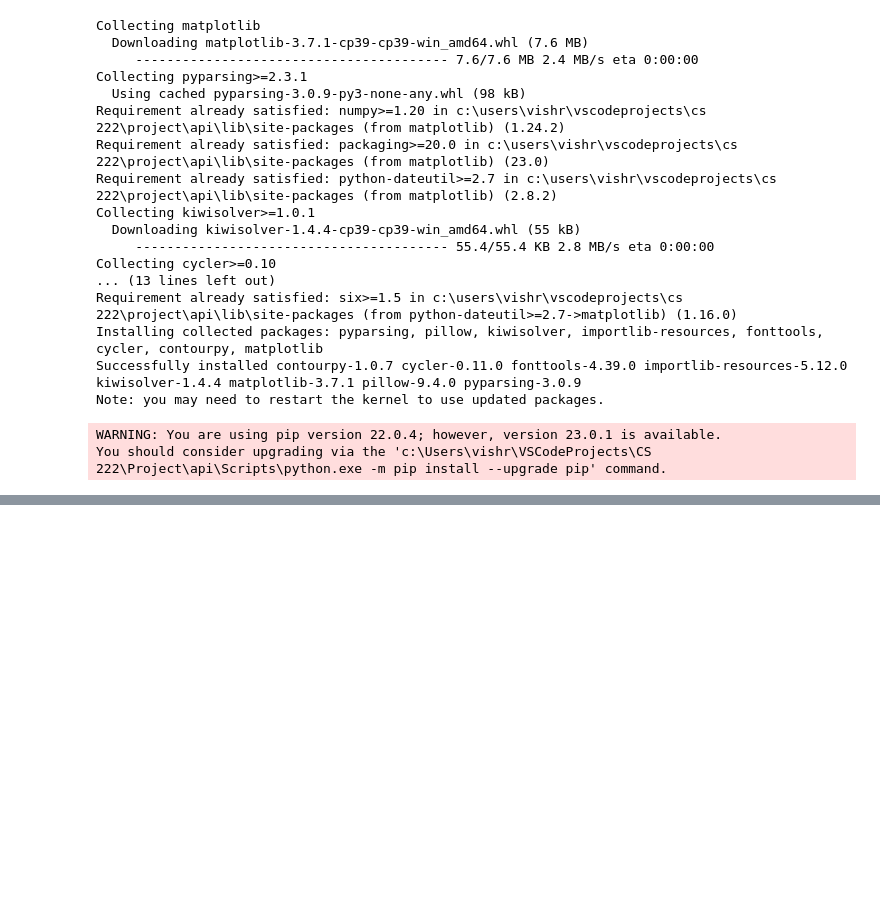
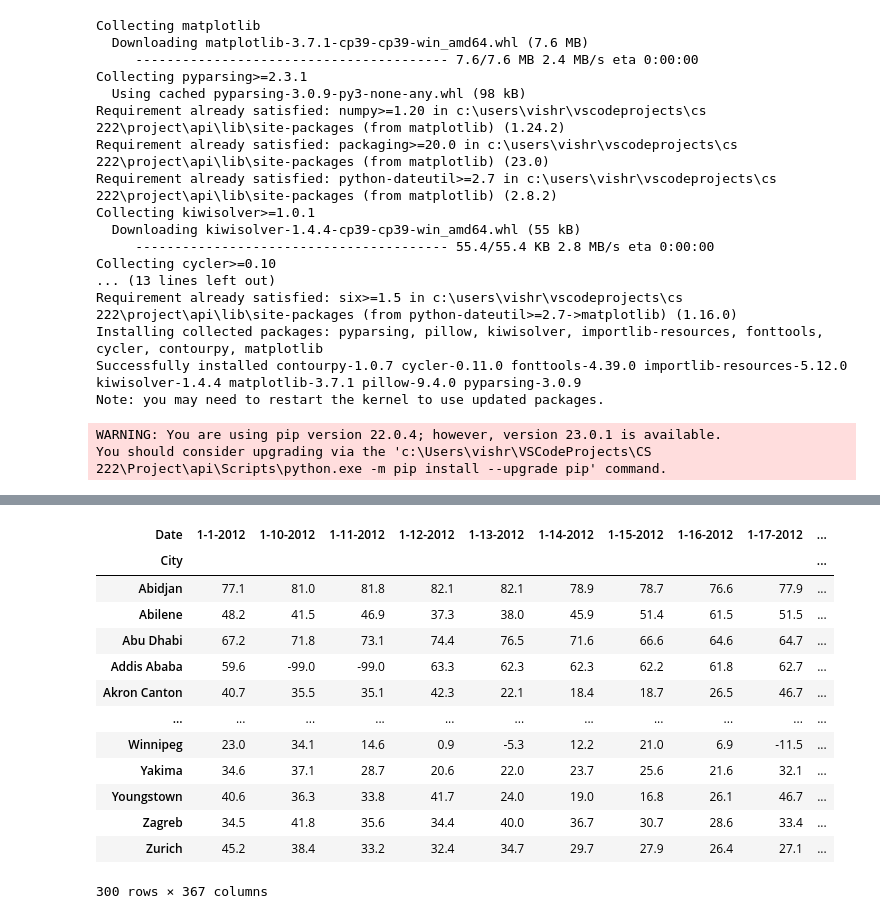
Before and after one commit to VishruthR/vacay-finder, a Jupyter notebook: model-dev/DataBasedAlgo.ipynb, the cells around one changed output, grey strips where cells are left out. Drawn from its saved outputs; the diff is of its cells as text; code cells hidden in the pictures; blank space fills up the shorter version.

```diff
--- a/model-dev/DataBasedAlgo.ipynb
+++ b/model-dev/DataBasedAlgo.ipynb
@@ -137,0 +129,25 @@ prediction.to_dict('dict')
+# %%
+df = pd.read_csv('./city_temperature.csv')
+# %%
+df = df[df['Year'] == 2012]
+# %%
+df['Date'] = df.apply(lambda x: str(x['Month']) + '-' + str(x['Day']) + '-' + str(x['Year']), axis=1)
+# %%
+pivoted_df = df.pivot_table(index='City', columns='Date', values='AvgTemperature')
+# %%
+pivoted_df
+# %% [output]
+| Date | 1-1-2012 | 1-10-2012 | 1-11-2012 | 1-12-2012 | 1-13-2012 | 1-14-2012 | 1-15-2012 | 1-16-2012 | 1-17-2012 | ... |
+| City |  |  |  |  |  |  |  |  |  | ... |
+| Abidjan | 77.1 | 81.0 | 81.8 | 82.1 | 82.1 | 78.9 | 78.7 | 76.6 | 77.9 | ... |
+| Abilene | 48.2 | 41.5 | 46.9 | 37.3 | 38.0 | 45.9 | 51.4 | 61.5 | 51.5 | ... |
+| Abu Dhabi | 67.2 | 71.8 | 73.1 | 74.4 | 76.5 | 71.6 | 66.6 | 64.6 | 64.7 | ... |
+| Addis Ababa | 59.6 | -99.0 | -99.0 | 63.3 | 62.3 | 62.3 | 62.2 | 61.8 | 62.7 | ... |
+| Akron Canton | 40.7 | 35.5 | 35.1 | 42.3 | 22.1 | 18.4 | 18.7 | 26.5 | 46.7 | ... |
+| ... | ... | ... | ... | ... | ... | ... | ... | ... | ... | ... |
+| Winnipeg | 23.0 | 34.1 | 14.6 | 0.9 | -5.3 | 12.2 | 21.0 | 6.9 | -11.5 | ... |
+| Yakima | 34.6 | 37.1 | 28.7 | 20.6 | 22.0 | 23.7 | 25.6 | 21.6 | 32.1 | ... |
+| Youngstown | 40.6 | 36.3 | 33.8 | 41.7 | 24.0 | 19.0 | 16.8 | 26.1 | 46.7 | ... |
+| Zagreb | 34.5 | 41.8 | 35.6 | 34.4 | 40.0 | 36.7 | 30.7 | 28.6 | 33.4 | ... |
+| Zurich | 45.2 | 38.4 | 33.2 | 32.4 | 34.7 | 29.7 | 27.9 | 26.4 | 27.1 | ... |
+300 rows × 367 columns
```
Also changed, not shown: parts of 10 cells of this notebook, 3 other files.
